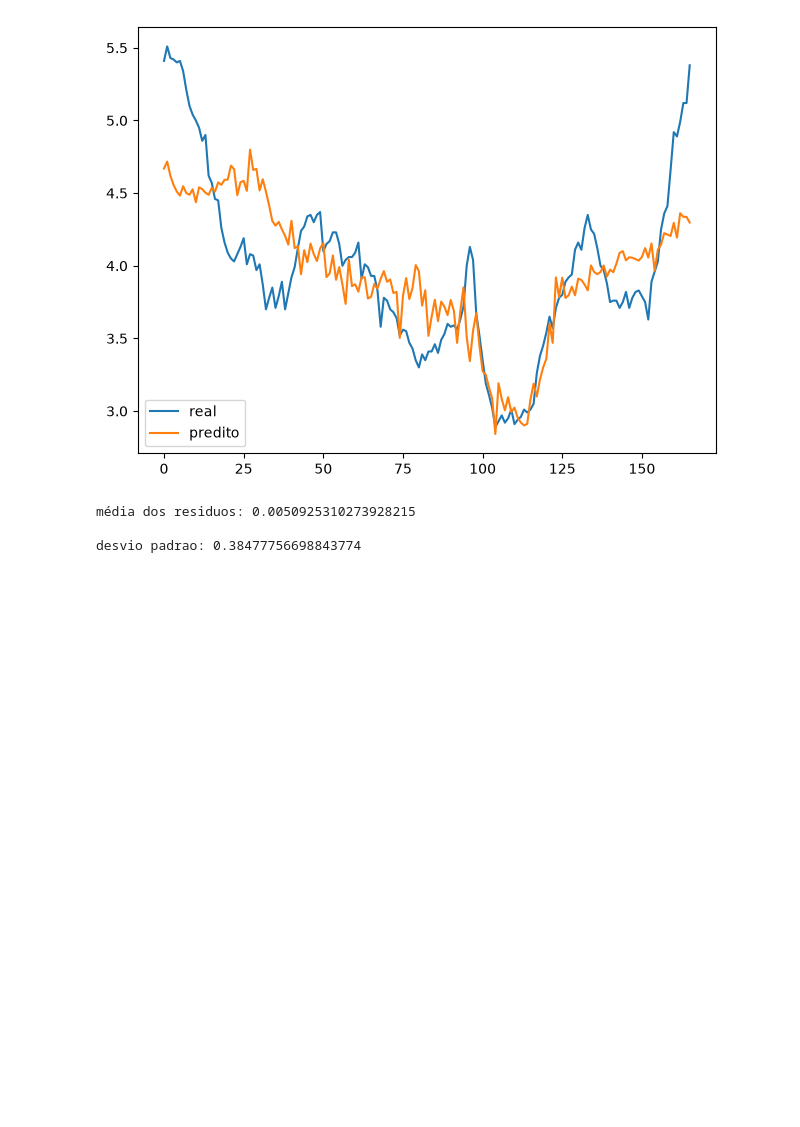
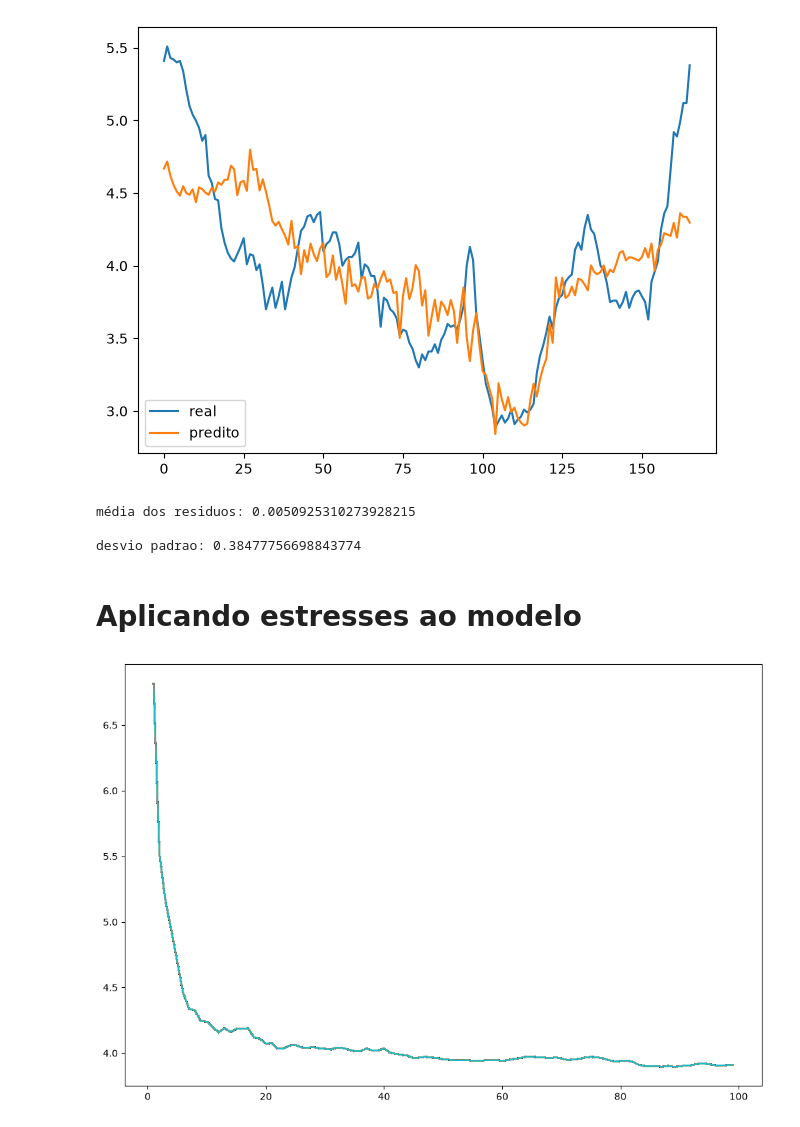
Before and after one commit to WesleySouza13/MacroEconomic-Modeling-Inverse-Problems-for-Default-Estimation-, a Jupyter notebook: modeling/notebooks/modeling.ipynb, the cells around one changed output. Saved outputs shown, nothing was run; the diff lists cells and outputs as text; code cells hidden in the pictures; blank space fills up the shorter version.

Commit message:
aplicando alguns estresses ao modelo

```diff
--- a/modeling/notebooks/modeling.ipynb
+++ b/modeling/notebooks/modeling.ipynb
@@ -100,3 +104,22 @@ print(f'desvio padrao: {resid.std()}')
 média dos residuos: 0.0050925310273928215
 
 desvio padrao: 0.38477756698843774
+# %% [markdown]
+# Aplicando estresses ao modelo
+# %%
+def monte_carlo_plot(sim:pd.DataFrame, nsim:int):
+    plt.figure(figsize=(12,8))
+    sim_list = []
+    for _ in range(nsim):
+        pred = model_MQO(sim)
+        y_hat = np.cumsum(pred)/np.arange(len(pred))
+        y_hat = pd.Series(y_hat)
+        sim_list.append(y_hat)
+        plt.plot(y_hat)
+    return y_hat
+# %%
+mc_sim = MonteCarlo(X_train)
+mc_normal = mc_sim.normal_scenario(100)
+y_hat = monte_carlo_plot(mc_normal, 1000)
+# %% [output]
+[figure, added]
```
Also changed, not shown: parts of 8 cells of this notebook, 2 other files.
